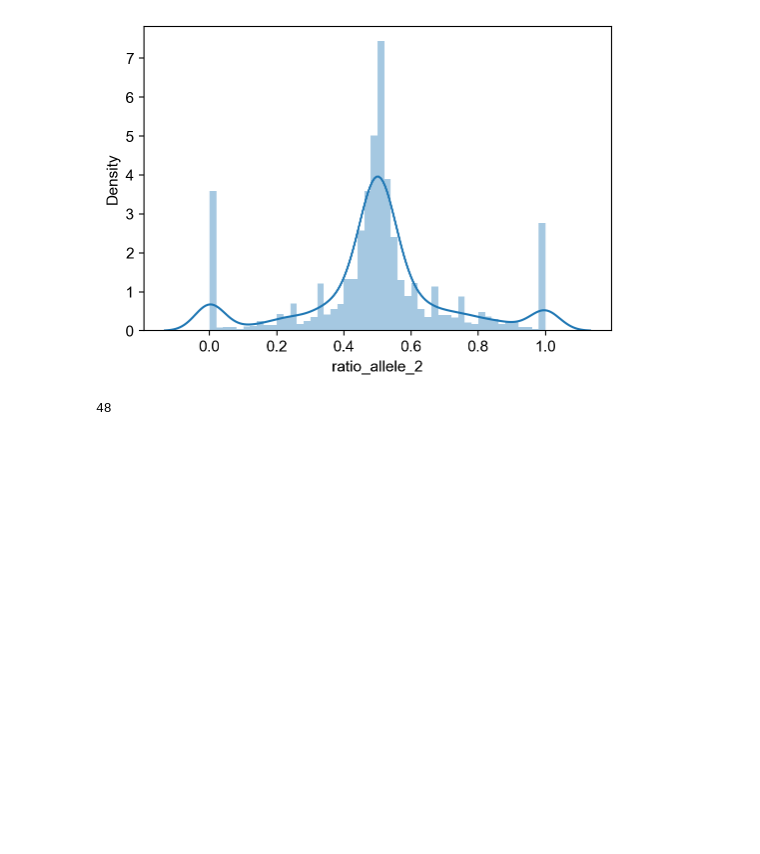
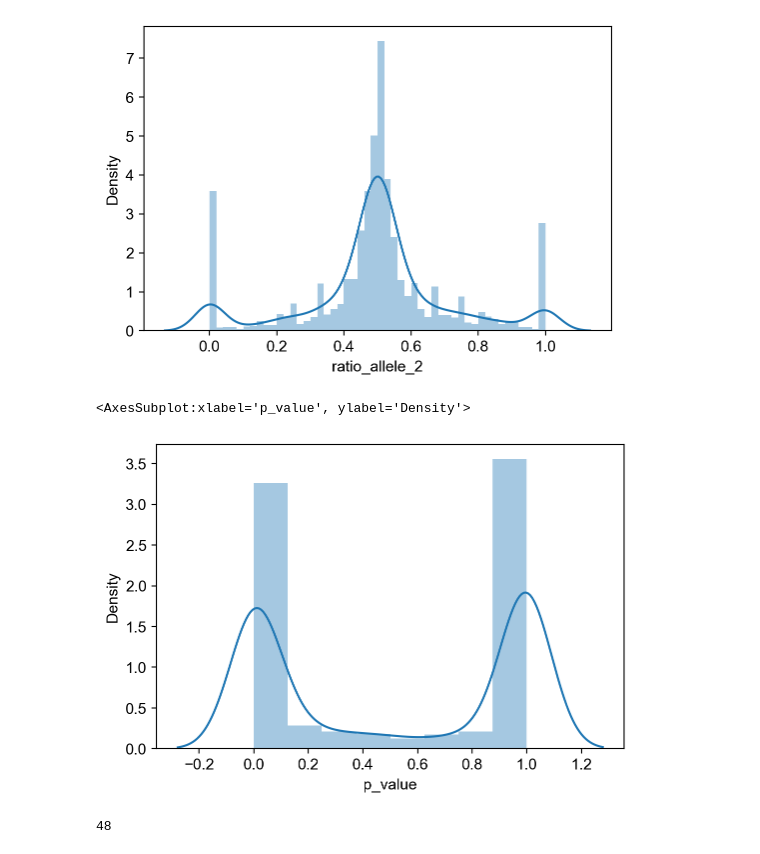
Before and after one commit to DaneseAnna/transcriptional_bursting_dev, a Jupyter notebook: Notebooks/test_classifier_3_class.ipynb, the cells around one changed output. Cells and saved outputs as stored; diff of their text form; code cells hidden in the pictures; blank space fills up the shorter version.

```diff
--- a/Notebooks/test_classifier_3_class.ipynb
+++ b/Notebooks/test_classifier_3_class.ipynb
@@ -122,6 +122,11 @@ sns.distplot(adata.var.ratio_allele_2)
 # %% [output]
 <AxesSubplot:xlabel='ratio_allele_2', ylabel='Density'>
 [figure]
+# %%
+sns.distplot(adata.var.p_value)
+# %% [output]
+<AxesSubplot:xlabel='p_value', ylabel='Density'>
+[figure, added]
 # %%
 # group_1 is biallelic and group_2 is remaining, based on P_value
 
```
Also changed, not shown: parts of 12 cells of this notebook, 18 other files.
